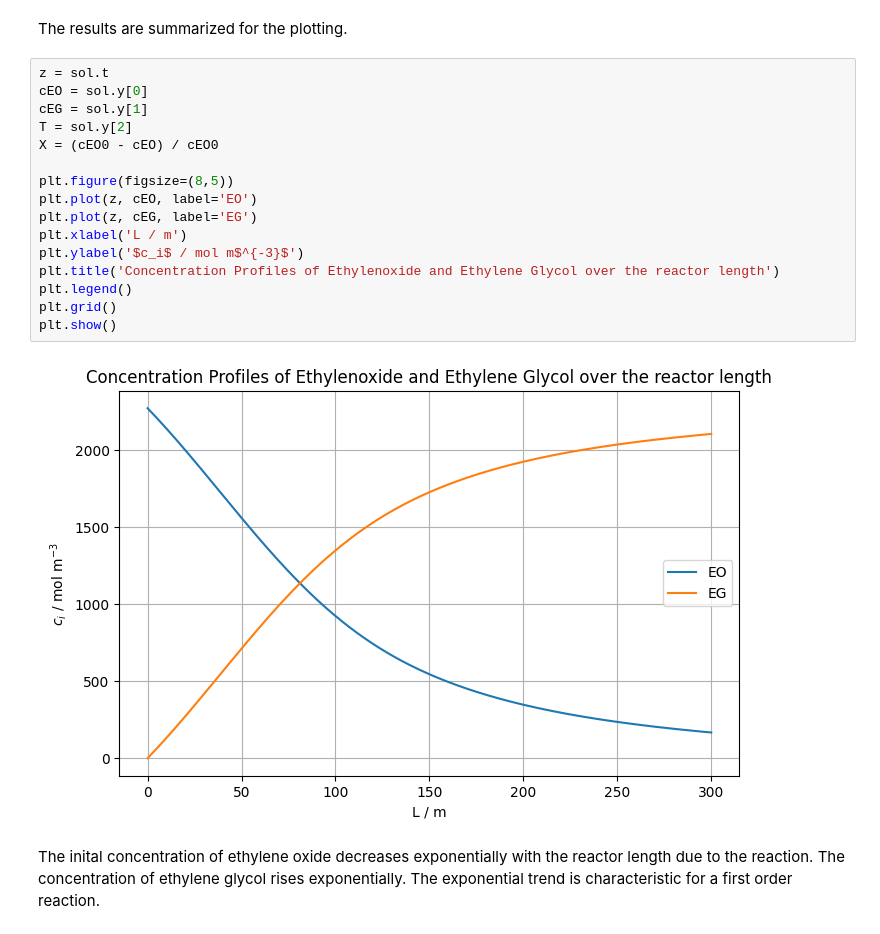
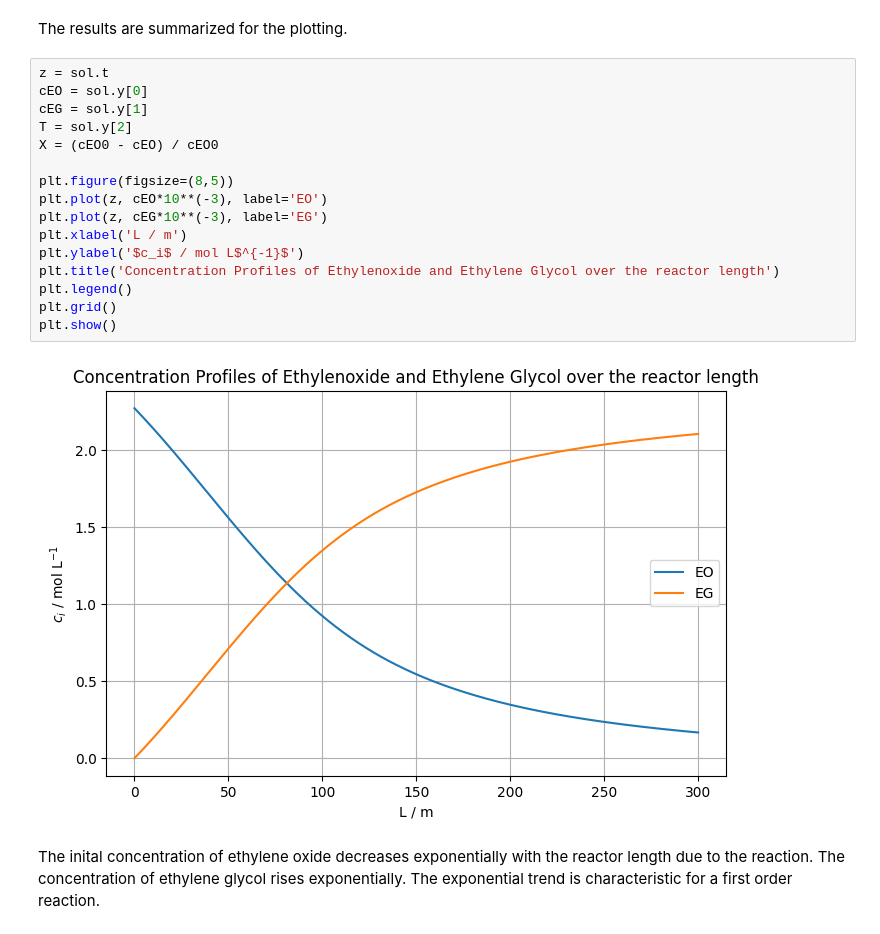
Before and after one commit to ivanna1398-dotcom/CRE-Assignment-3, a Jupyter notebook: Group 6 Assignment 3.0.ipynb, the cells around one changed output. Cells and saved outputs as stored; diff of their text form.

```diff
--- a/Group 6 Assignment 3.0.ipynb
+++ b/Group 6 Assignment 3.0.ipynb
@@ -237,21 +278,21 @@ The results are summarized for the plotting.
 # %%
 z = sol.t
 cEO = sol.y[0]
 cEG = sol.y[1]
 T = sol.y[2]
 X = (cEO0 - cEO) / cEO0
 
 plt.figure(figsize=(8,5))
-plt.plot(z, cEO, label='EO')
-plt.plot(z, cEG, label='EG')
+plt.plot(z, cEO*10**(-3), label='EO')
+plt.plot(z, cEG*10**(-3), label='EG')
 plt.xlabel('L / m')
-plt.ylabel('$c_i$ / mol m$^{-3}$')
+plt.ylabel('$c_i$ / mol L$^{-1}$')
 plt.title('Concentration Profiles of Ethylenoxide and Ethylene Glycol over the reactor length')
 plt.legend()
 plt.grid()
 plt.show()
 # %% [output]
-[figure, old version]
+[figure, new version]
 # %% [markdown]
 The inital concentration of ethylene oxide decreases exponentially with the reactor length due to the reaction. The concentration of ethylene glycol rises exponentially. The exponential trend is characteristic for a first order reaction.
 # %%
```
Also changed, not shown: parts of 35 cells of this notebook.
